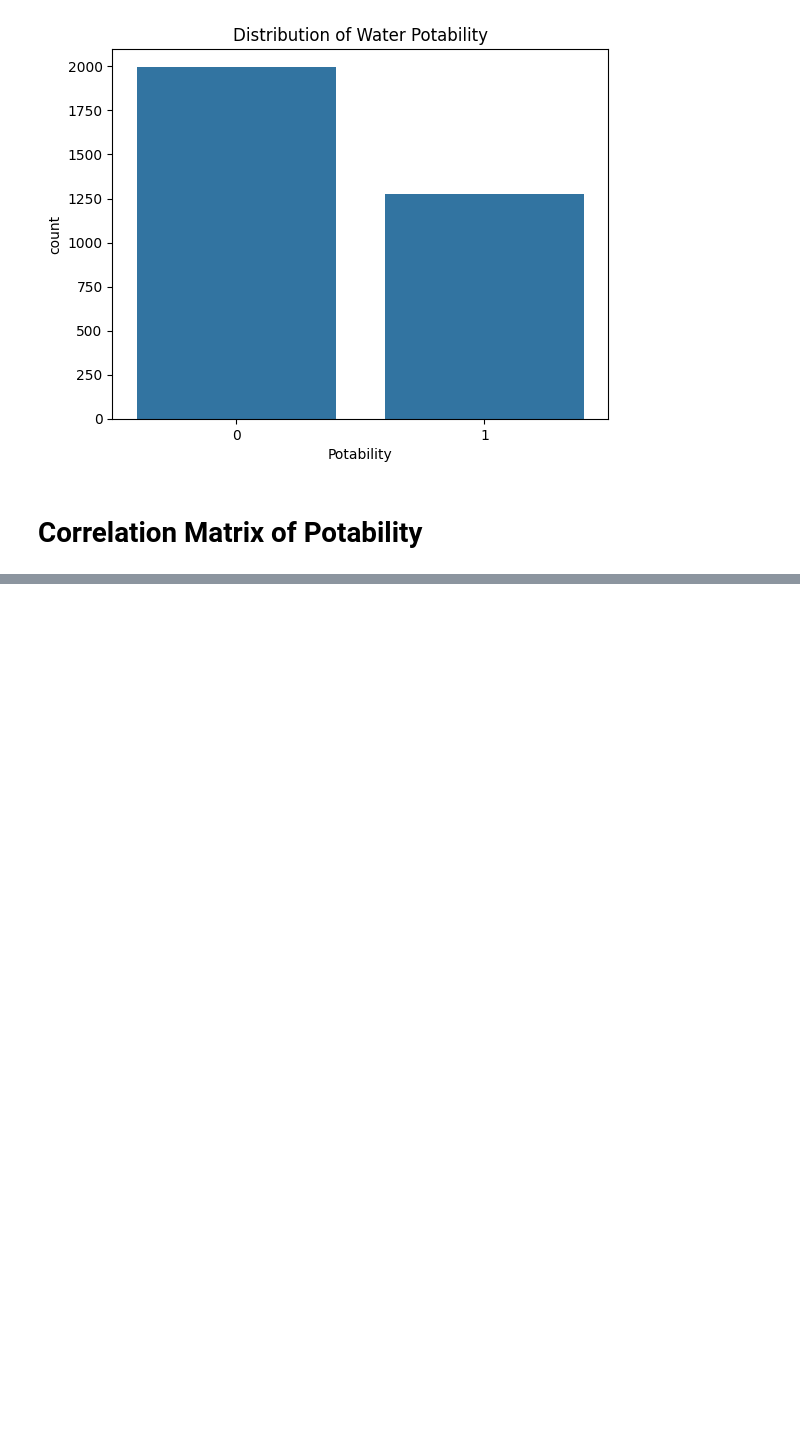
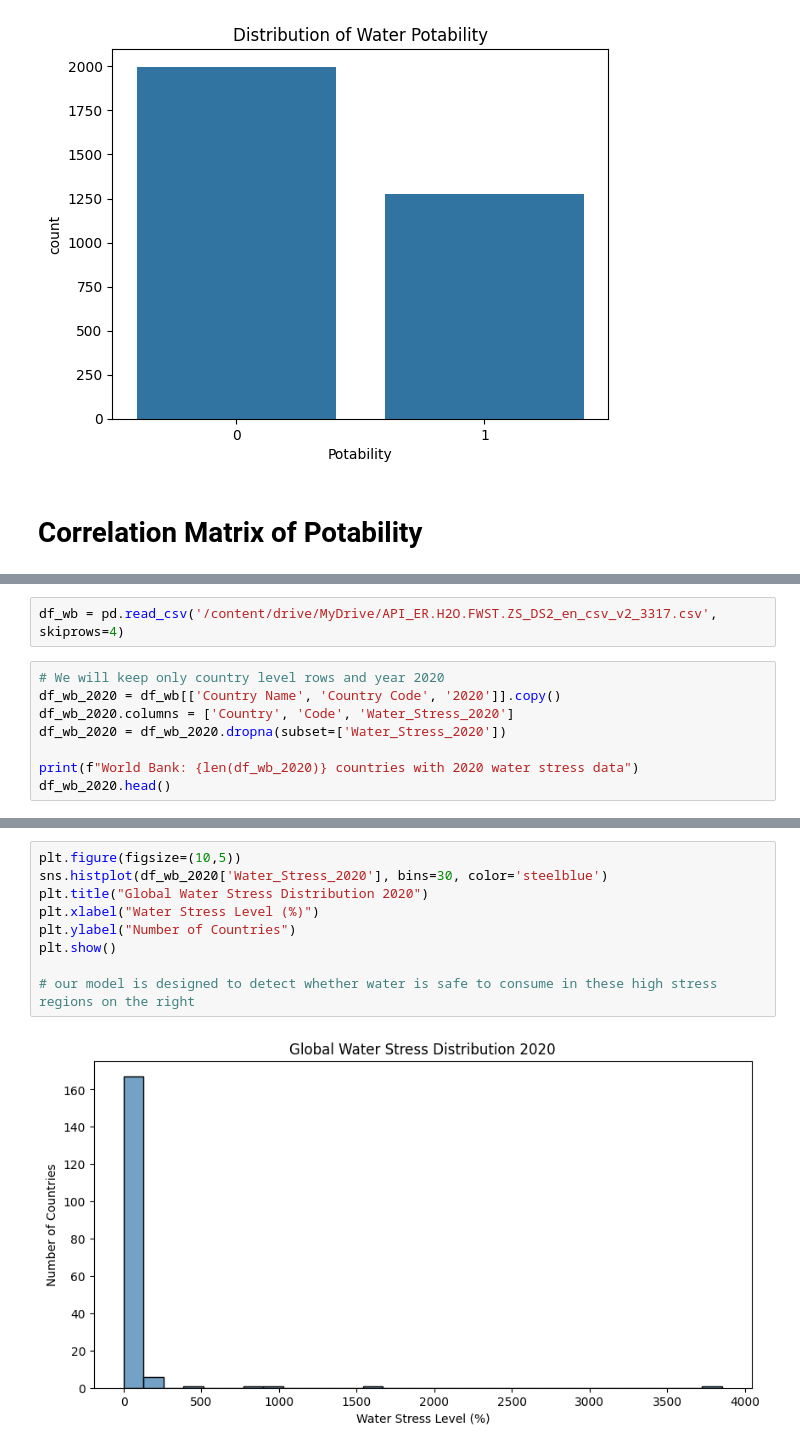
Before and after one commit to melihaslan233-glitch/Water-Quality-data-, a Jupyter notebook: waterqualitySAMSUNG.ipynb, the cells around one changed output, grey strips where cells are left out. Drawn from its saved outputs; the diff is of its cells as text; blank space fills up the shorter version.

```diff
--- a/waterqualitySAMSUNG.ipynb
+++ b/waterqualitySAMSUNG.ipynb
@@ -106,0 +111,10 @@ plt.show()
+# %%
+df_wb = pd.read_csv('/content/drive/MyDrive/API_ER.H2O.FWST.ZS_DS2_en_csv_v2_3317.csv', skiprows=4)
+# %%
+# We will keep only country level rows and year 2020
+df_wb_2020 = df_wb[['Country Name', 'Country Code', '2020']].copy()
+df_wb_2020.columns = ['Country', 'Code', 'Water_Stress_2020']
+df_wb_2020 = df_wb_2020.dropna(subset=['Water_Stress_2020'])
+
+print(f"World Bank: {len(df_wb_2020)} countries with 2020 water stress data")
+df_wb_2020.head()
@@ -106,0 +151,11 @@ plt.show()
+# %%
+plt.figure(figsize=(10,5))
+sns.histplot(df_wb_2020['Water_Stress_2020'], bins=30, color='steelblue')
+plt.title("Global Water Stress Distribution 2020")
+plt.xlabel("Water Stress Level (%)")
+plt.ylabel("Number of Countries")
+plt.show()
+
+# our model is designed to detect whether water is safe to consume in these high stress regions on the right
+# %% [output]
+[figure, added]
```
Also changed, not shown: parts of 10 cells of this notebook.
